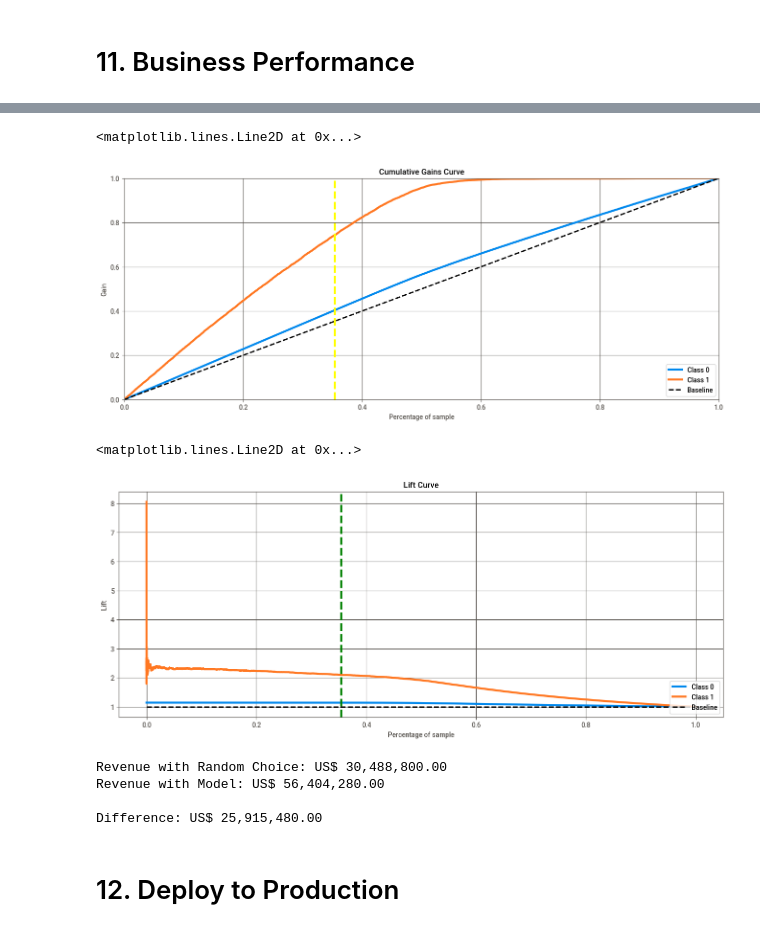
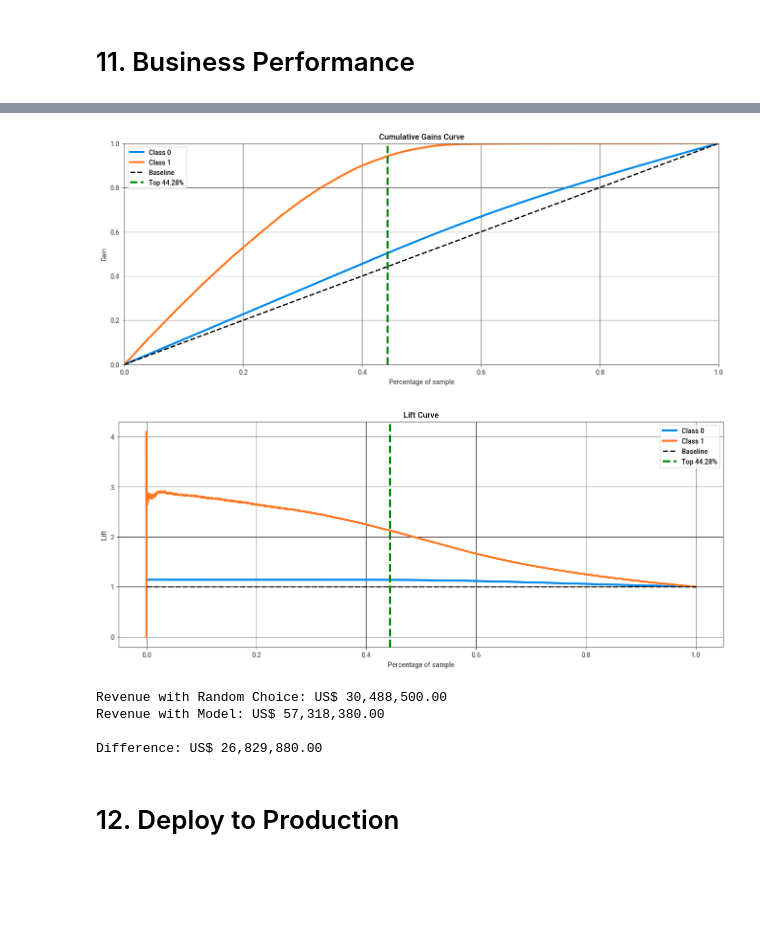
Before and after one commit to felipevalory/InsuranceCrossSell, a Jupyter notebook: notebooks/health_insurance.ipynb, the cells around one changed output, grey strips where cells are left out. Cells and saved outputs as stored; diff of their text form; code cells hidden in the pictures; blank space fills up the shorter version.

```diff
--- a/notebooks/health_insurance.ipynb
+++ b/notebooks/health_insurance.ipynb
@@ -953,5 +953,0 @@ all_metrics_cv.sort_values(by='Precision Mean', ascending=False)
-# %%
-data = x_val.copy()
-data['response'] = y_val.copy()
-data['score'] = yhat_xgb[:, 1].tolist()
-data = data.sort_values('score', ascending=False)
@@ -979,6 +1026,6 @@ plt.axvline(0.2623, 0, 1, color='green', ls='--', lw=3)
 # %%
-random_choice = (28/100) * len(data)
-model = (57/100) * len(data)
+random_choice = (38/100) * len(data)
+model = (80/100) * len(data)
 
 revenue_rc = random_choice * 1000
 revenue_m = model * 1000
@@ -1011,18 +1107,20 @@ print(recall_at_27000)
 # %%
-skplt.metrics.plot_cumulative_gain(y_val, yhat_xgb, figsize=(16,6))
-plt.axvline(0.3542, 0, 1, color='yellow', ls='--', lw=3)
+skplt.metrics.plot_cumulative_gain(all_y_true, np.column_stack((1 - all_yhat, all_yhat)), figsize=(16, 6))
+plt.axvline(0.4428, color='green', ls='--', lw=3, label='Top 44.28%')
+plt.legend()
+plt.show()
 # %% [output]
-<matplotlib.lines.Line2D at 0x...>
-[figure, old version]
+[figure, new version]
 # %%
-skplt.metrics.plot_lift_curve(y_val, yhat_xgb, figsize=(16,6))
-plt.axvline(0.3542, 0, 1, color='green', ls='--', lw=3)
+skplt.metrics.plot_lift_curve(all_y_true, np.column_stack((1 - all_yhat, all_yhat)), figsize=(16,6))
+plt.axvline(0.4428, color='green', ls='--', lw=3, label='Top 44.28%')
+plt.legend()
+plt.show()
 # %% [output]
-<matplotlib.lines.Line2D at 0x...>
-[figure, old version]
+[figure, new version]
 # %%
-random_choice = (40/100) * len(data)
-model = (74/100) * len(data)
+random_choice = (50/100) * len(data)
+model = (94/100) * len(data)
 
 revenue_rc = random_choice * 1000
 revenue_m = model * 1000
@@ -1032,10 +1130,10 @@ print(f'Revenue with Model: US$ {revenue_m:,.2f}')
 print()
 print(f'Difference: US$ {(revenue_m - revenue_rc):,.2f}')
 # %% [output]
-Revenue with Random Choice: US$ 30,488,800.00
-Revenue with Model: US$ 56,404,280.00
+Revenue with Random Choice: US$ 30,488,500.00
+Revenue with Model: US$ 57,318,380.00
 
-Difference: US$ 25,915,480.00
+Difference: US$ 26,829,880.00
 # %% [markdown]
 # 12. Deploy to Production
 # %%
```
Also changed, not shown: parts of 20 cells of this notebook, 8 other files.
